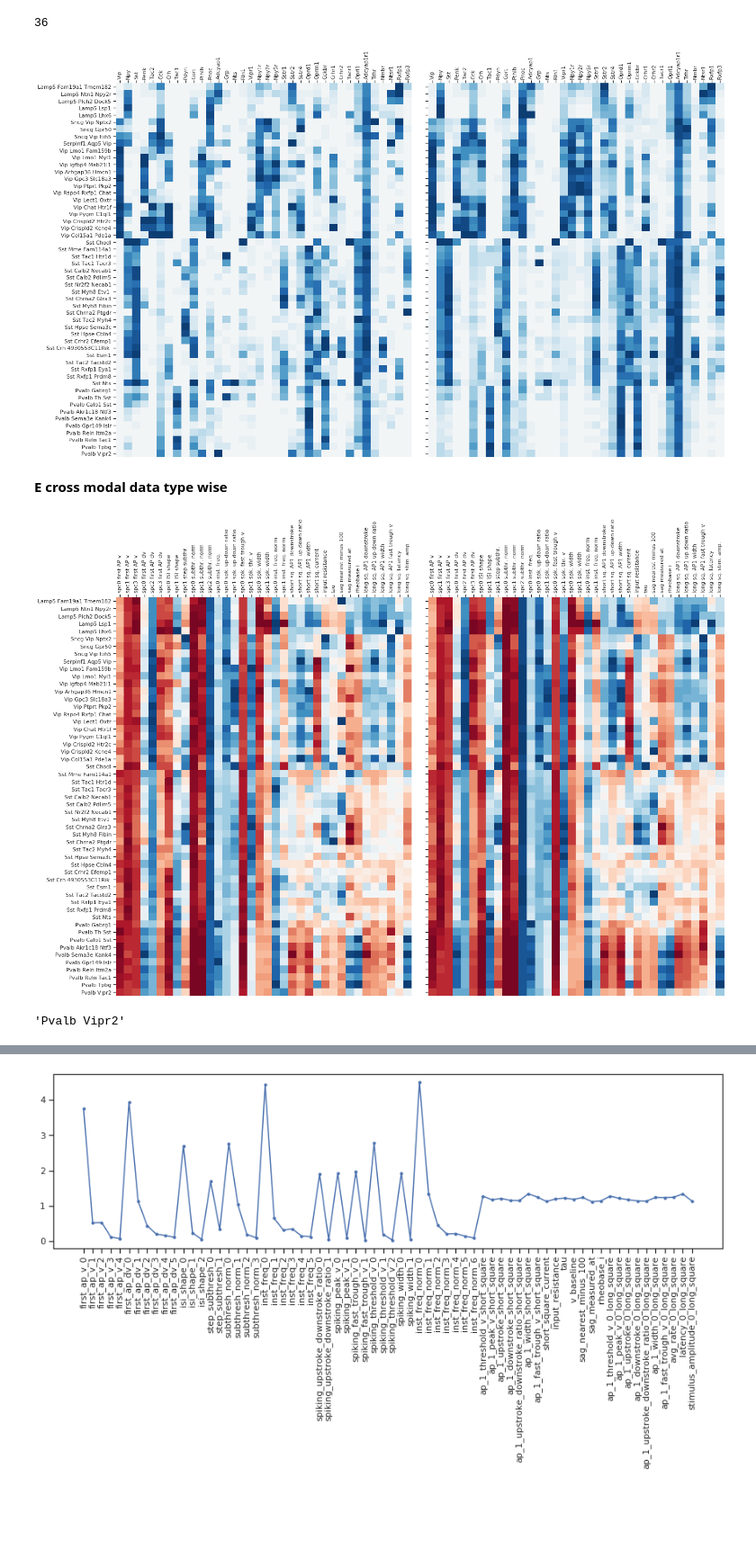
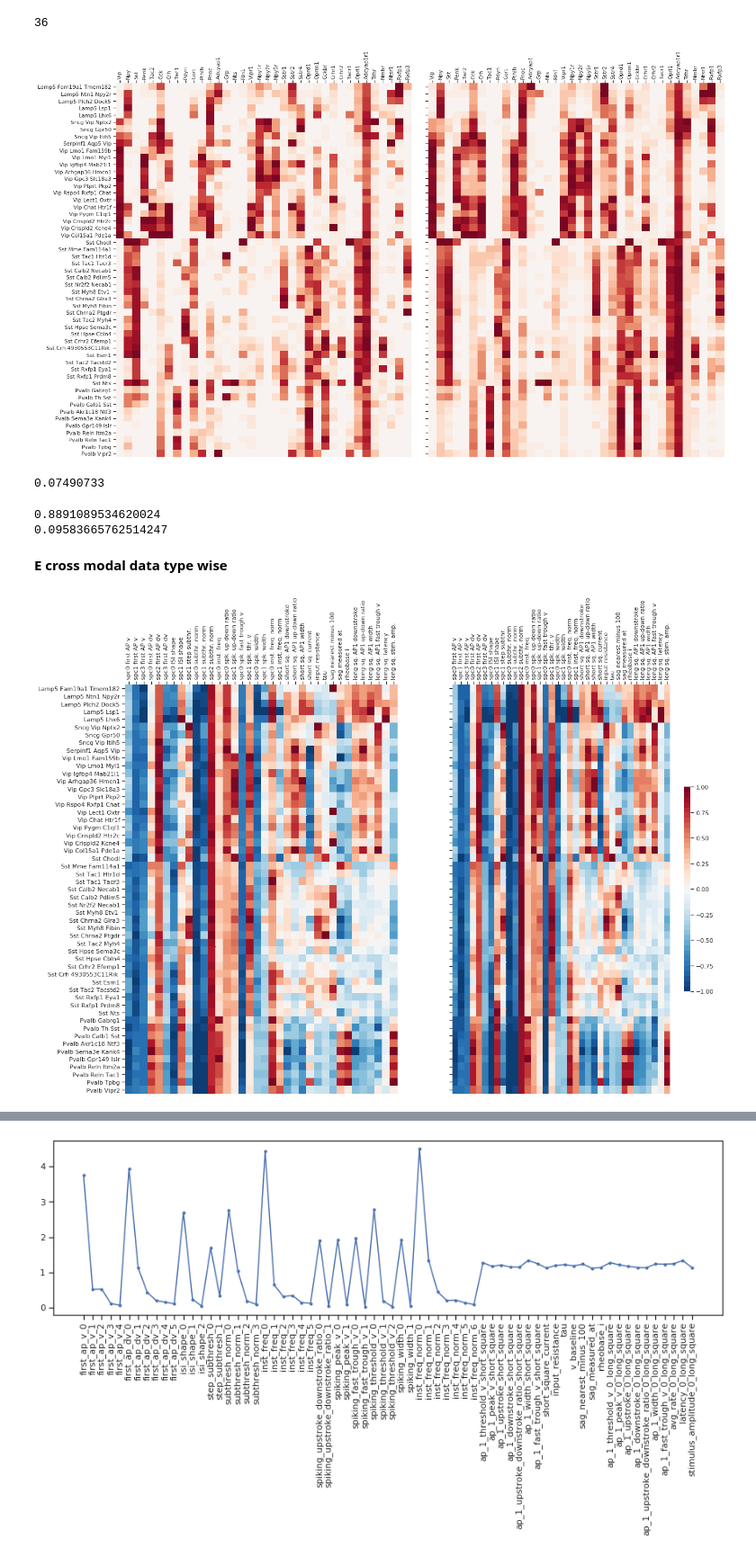
Before and after one commit to AllenInstitute/coupledAE-patchseq, a Jupyter notebook: analysis_reconstructions.ipynb, the cells around one changed output, grey strips where cells are left out. Shown at 90% size. Cells and saved outputs as stored; diff of their text form; code cells hidden in the pictures; blank space fills up the shorter version.

```diff
--- a/analysis_reconstructions.ipynb
+++ b/analysis_reconstructions.ipynb
@@ -11,8 +13,7 @@ sns.set()
 sns.set_style('ticks',{'axes.grid' : False})
 %matplotlib inline
 # %%
-representation_pth = '/home/rohan/Remote-AI/dat/result/TE_aug_decoders/'
-gmm_pth = '/home/rohan/Remote-AI/dat/result/TE_aug_decoders/gmm_fits_us/'
+representation_pth = '/home/rohan/Remote-AI/dat/result/TE_NM/'
 origdata_pth = '/home/rohan/Remote-AI/dat/raw/patchseq-v4/PS_v5_beta_0-4_pc_scaled_ipxf_eqTE.mat'
 E_names_file = '/home/rohan/Dropbox/AllenInstitute/CellTypes/dat/raw/patchseq-v4/E_names.json'
 O = sio.loadmat(origdata_pth,squeeze_me=True)
@@ -22,21 +23,23 @@ O = sio.loadmat(origdata_pth,squeeze_me=True)
 alpha_T=1.0
 alpha_E=1.0
 lambda_TE=1.0
+aug = 1
 fiton='zT'
-n_cvfolds = 44
+n_cvfolds = 43
 
-#Load all CV sets
-with timebudget('load all cv sets'):
-    CVdict={}
-    key_list = ['XrT','XrT_from_XE','XrE','XrE_from_XT','train_ind','val_ind','test_ind']
-
-    for cv in range(n_cvfolds):
-        cvfold_fname='v3_Edat_pcipfx_aT_'+str(alpha_T)+\
-                    '_aE_'+str(alpha_E)+\
-                    '_cs_'+str(lambda_TE)+\
-                    '_ld_3_bs_200_se_500_ne_1500_cv_'+str(cv)+\
-                    '_ri_0500_ft-summary'
-        cvfold_fname=cvfold_fname.replace('.','-')+'.mat'
+CVdict={}
+key_list = ['XrT','XrT_from_XE','XrE','XrE_from_XT','train_ind','val_ind','test_ind']
+for cv in tqdm(range(n_cvfolds)):
+    cvfold_fname='NM_Edat_pcipfx_aT_'+str(alpha_T)+\
+                '_aE_'+str(alpha_E)+\
+                '_cs_'+str(lambda_TE)+\
+                '_ad_'+str(aug)+\
+                '_ld_3_bs_200_se_500_ne_1500_cv_'+str(cv)+\
+                '_ri_0-summary'
+    cvfold_fname=cvfold_fname.replace('.','-')+'.mat'
+    if isfile(representation_pth+cvfold_fname):
         X = sio.loadmat(representation_pth+cvfold_fname,squeeze_me=True)
         CVdict[cv] = {key:X[key] for key in key_list}
         del X
+    else:
+        print(cvfold_fname,'not found')
@@ -234,7 +235,7 @@ ylabels = t_types
 plt.figure(figsize = (20,12))
 ax = plt.subplot(1,2,1)
 sns.heatmap(M_true,annot=False,vmin=-1,vmax=1,center=0,cbar=False,
-            cmap=sns.color_palette("RdBu", 40),ax=ax)
+            cmap=sns.color_palette("RdBu_r", 40),ax=ax)
 
 ax.set_yticks(np.arange(0,M_true.shape[0])+0.5)
 ax.set_yticklabels(ylabels,rotation=0)
@@ -246,7 +247,7 @@ ax.yaxis.set_ticks_position('left')
 
 ax = plt.subplot(1,2,2)
 sns.heatmap(M_pred,annot=False,vmin=-1,vmax=1,center=0,cbar=False,
-            cmap=sns.color_palette("RdBu", 40),ax=ax)
+            cmap=sns.color_palette("RdBu_r", 40),ax=ax)
 
 ax.set_yticks(np.arange(0,M_pred.shape[0])+0.5)
 ax.set_yticklabels(['    ']*len(ylabels),rotation=0)
@@ -258,7 +259,21 @@ ax.yaxis.set_ticks_position('left')
 plt.tight_layout()
 plt.savefig('/home/rohan/Dropbox/AllenInstitute/CellTypes/doc/Patchseq_NM_2020/T_dat_pred.png',dpi=300)
 # %% [output]
-[figure, old version]
+[figure, new version]
+# %%
+np.mean(np.var(M_true,axis=0))
+# %% [output]
+0.07490733
+# %%
+CC = []
+for i in range(M_true.shape[0]):
+    cc = np.corrcoef(M_true[i,:],M_pred[i,:])
+    CC.append(cc[0,1])
+print(np.mean(CC))
+print(np.std(CC))
+# %% [output]
+0.8891089534620024
+0.09583665762514247
 # %% [markdown]
 **E cross modal data type wise**
 # %%
@@ -278,43 +293,39 @@ pred_vals = np.concatenate(np.expand_dims(pred_vals,0),axis=0)
 
 err_T_to_E_type_wise = np.concatenate(np.expand_dims(err_T_to_E,0),axis=0)
 # %%
-keep_feature_ind = R2_T_to_E>0.25
+keep_feature_ind = R2_T_to_E>0.252
 M_true = true_vals[:,keep_feature_ind]/np.max(np.abs(true_vals[:,keep_feature_ind]),axis=0)
 M_pred = pred_vals[:,keep_feature_ind]/np.max(np.abs(pred_vals[:,keep_feature_ind]),axis=0)
 xlabels = O['E_names'][keep_feature_ind]
 ylabels = t_types
 
 
 plt.figure(figsize = (20,14))
 ax = plt.subplot(1,2,1)
 sns.heatmap(M_true,annot=False,vmin=-1,vmax=1,cbar=False,
-            cmap=sns.color_palette("RdBu", 40))
-#cbar_kws={"aspect":30,"shrink":.5,"use_gridspec":False,"location":"right"},
+            cmap=sns.color_palette("RdBu_r", 40))
+cbar_kws={"aspect":30,"shrink":.5,"use_gridspec":False,"location":"right"}
 ax = plt.gca()
 ax.set_yticks(np.arange(0,M_true.shape[0])+0.5)
 ax.set_yticklabels(ylabels,rotation=0)
 
 ax.set_xticks(np.arange(M_true.shape[1])+0.5)
 ax.set_xticklabels(xlabels,rotation=90)
 ax.xaxis.set_ticks_position('top')
 ax.yaxis.set_ticks_position('left')
 
 ax = plt.subplot(1,2,2)
-sns.heatmap(M_pred,annot=False,vmin=-1,vmax=1,cbar=False,
-            cmap=sns.color_palette("RdBu", 40),ax=ax)
+sns.heatmap(M_pred,annot=False,vmin=-1,vmax=1,cbar=True,cbar_kws=cbar_kws,
+            cmap=sns.color_palette("RdBu_r", 40),ax=ax)
 
 ax.set_yticks(np.arange(0,M_pred.shape[0])+0.5)
 ax.set_yticklabels(['    ']*len(ylabels),rotation=0)
 
 ax.set_xticks(np.arange(M_pred.shape[1])+0.5)
 ax.set_xticklabels(xlabels,rotation=90)
 ax.xaxis.set_ticks_position('top')
 ax.yaxis.set_ticks_position('left')
-plt.tight_layout()
-plt.savefig('/home/rohan/Dropbox/AllenInstitute/CellTypes/doc/Patchseq_NM_2020/E_dat_pred.png',dpi=300)
+#plt.tight_layout()
+plt.savefig('/home/rohan/Dropbox/AllenInstitute/CellTypes/doc/Patchseq_NM_2020/E_dat_pred_with_scale.png',dpi=300)
 # %% [output]
-[figure, old version]
+[figure, new version]
-# %%
-t_types[-1]
-# %% [output]
-'Pvalb Vipr2'
```
Also changed, not shown: parts of 9 cells of this notebook, 5 other files.
